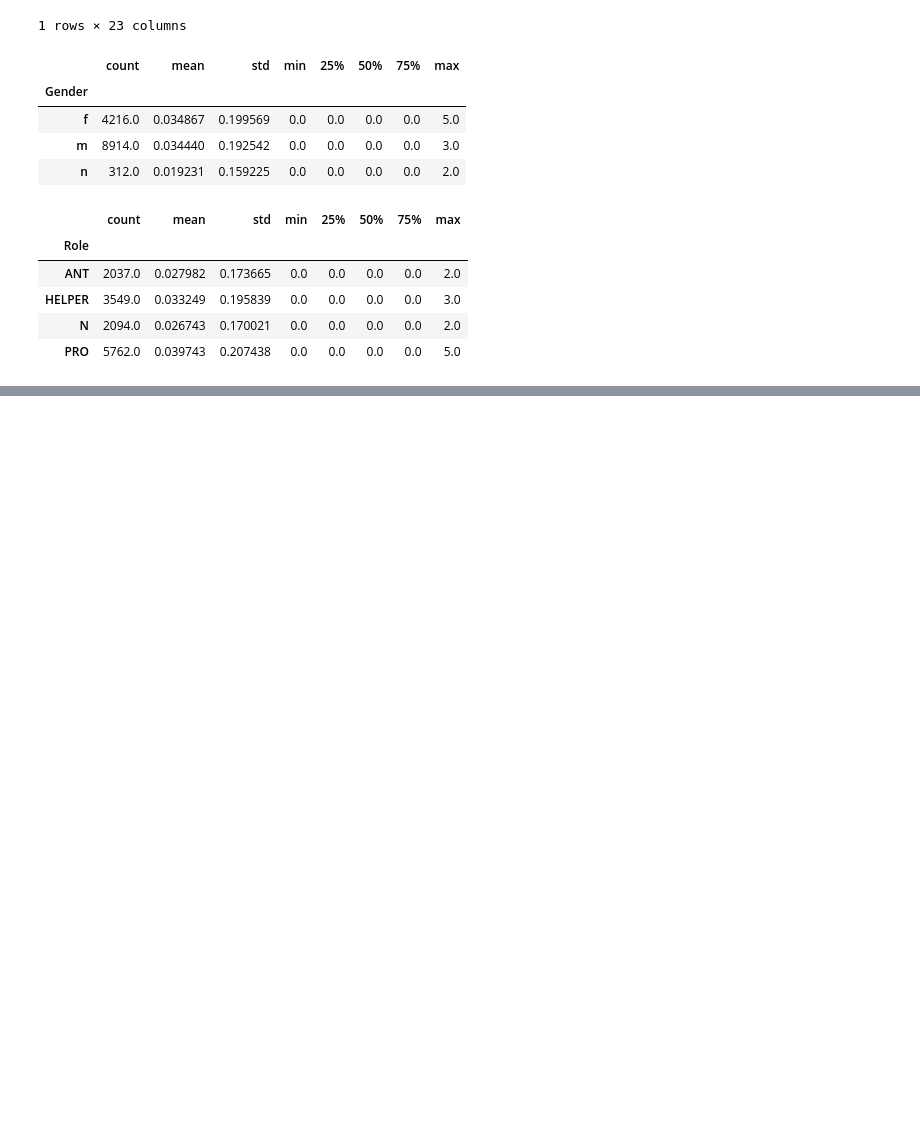
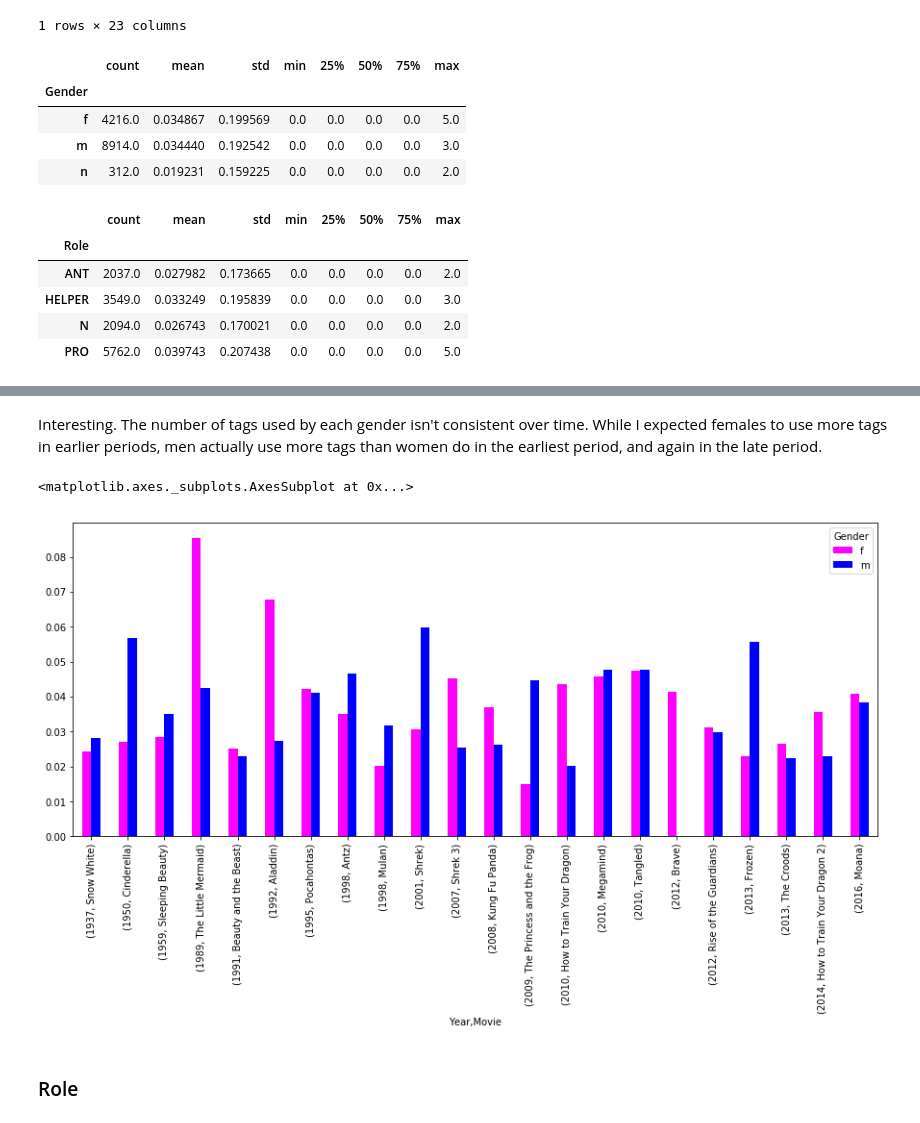
Before and after one commit to Data-Science-for-Linguists-2019/Animated-Movie-Gendered-Dialogue, a Jupyter notebook: code/Tag_Questions.ipynb, the cells around one changed output, grey strips where cells are left out. Saved outputs shown, nothing was run; the diff lists cells and outputs as text; code cells hidden in the pictures; blank space fills up the shorter version.

```diff
--- a/code/Tag_Questions.ipynb
+++ b/code/Tag_Questions.ipynb
@@ -155,0 +177,10 @@ movies_df.groupby('Role')['Tags'].describe()
+# %% [markdown]
+Interesting. The number of tags used by each gender isn't consistent over time. While I expected females to use more tags in earlier periods, men actually use more tags than women do in the earliest period, and again in the late period.
+# %%
+tag_by_gen_movie = movies_gen_df.groupby(['Year', 'Movie','Gender'])['Tags'].describe()['mean']
+tag_by_gen_movie.unstack().plot.bar(color=['magenta', 'blue'], figsize=(15,6))
+# %% [output]
+<matplotlib.axes._subplots.AxesSubplot at 0x...>
+[figure, added]
+# %% [markdown]
+### Role
```
Also changed, not shown: parts of 18 cells of this notebook.
